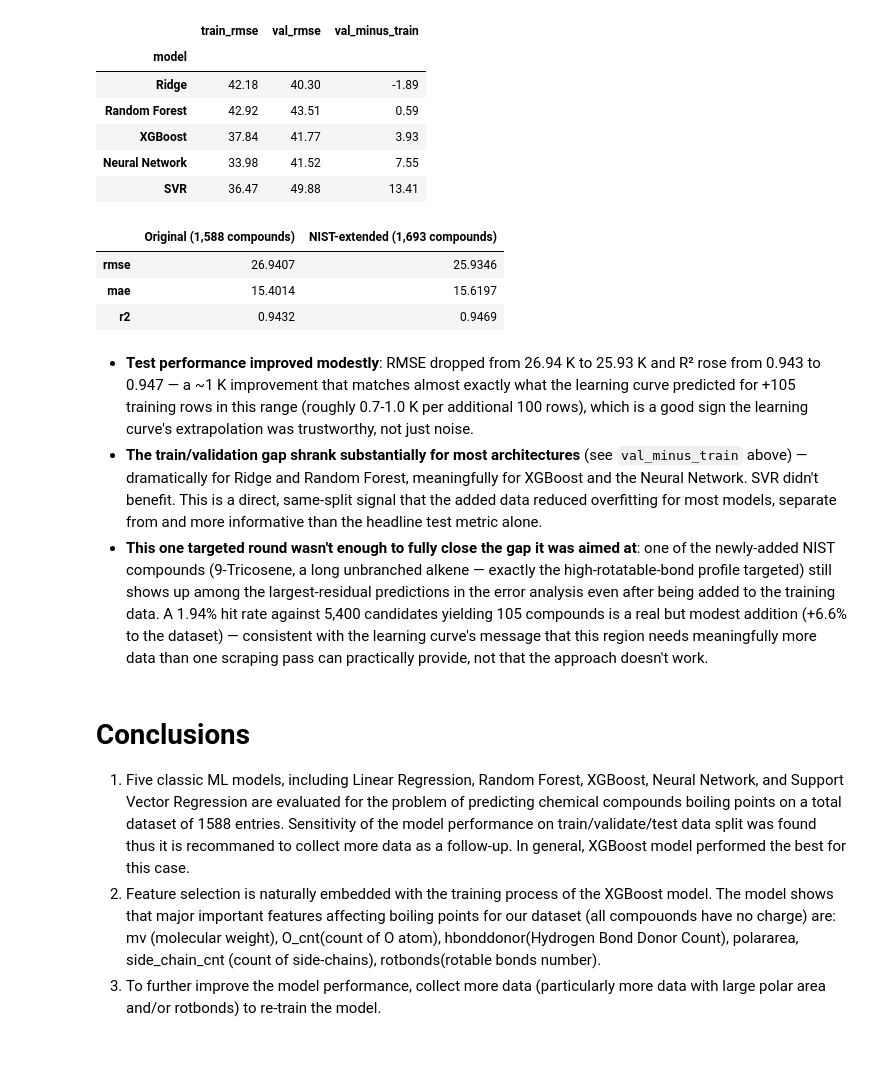
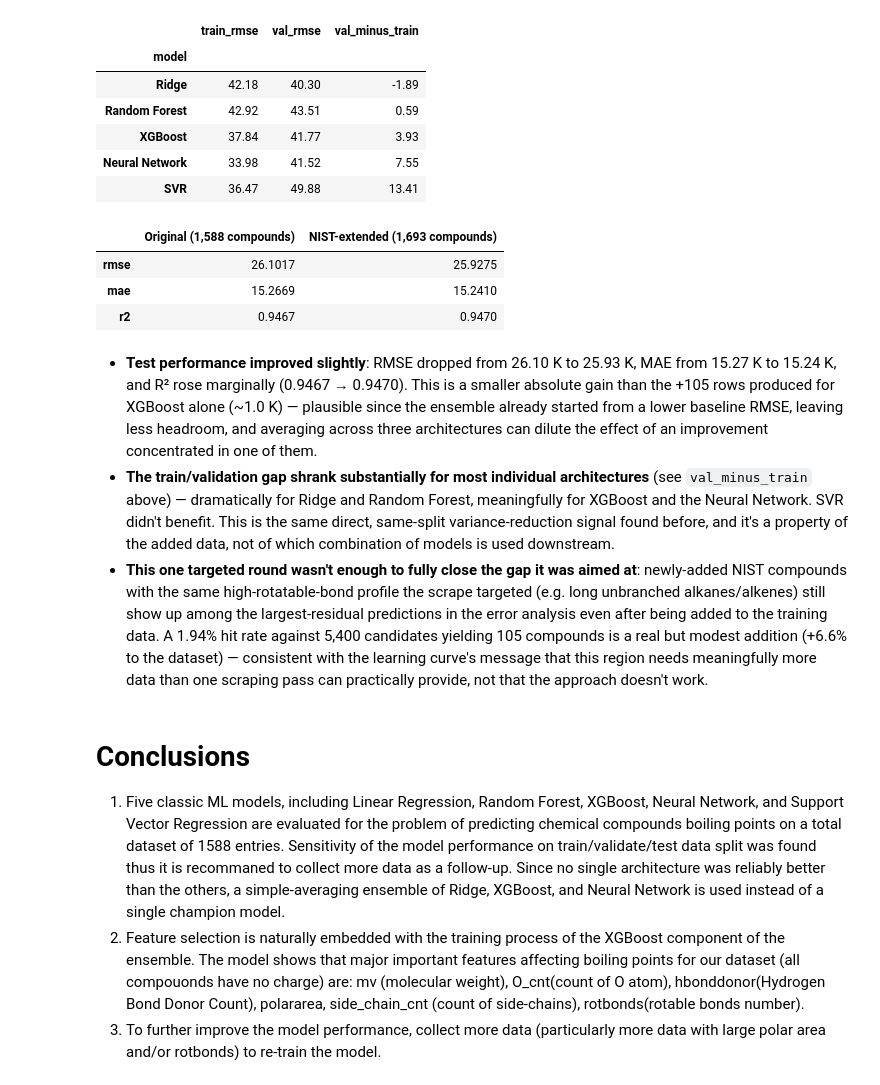
Before and after one commit to JShi12/Predict-Organic-Chemical-Boiling-Point, a Jupyter notebook: Boiling_Point_Predicter.ipynb, the cells around one changed output. Drawn from its saved outputs; the diff is of its cells as text; code cells hidden in the pictures; blank space fills up the shorter version.

```diff
--- a/Boiling_Point_Predicter.ipynb
+++ b/Boiling_Point_Predicter.ipynb
@@ -523,6 +529,14 @@ architecture here is truly the best.
 # %%
-# Re-train the selected model (XGBoost) on the training + validation data together
+# Build the ensemble from the already-tuned Ridge, XGBoost, and Neural
+# Network models found above (no separate re-tuning step -- consistent with
+# how the split-sensitivity check treats these hyperparameters as fixed),
+# then fit it on the training + validation data together
 X_train_val = pd.concat([X_train, X_val])
 y_train_val = pd.concat([y_train, y_val])
 
-xgb_cv = models.retrain_champion(X_train_val, y_train_val)
+ensemble = ensemble_module.AverageEnsembleRegressor(
+    ridge=lr_cv.best_estimator_,
+    xgb=xgb_cv.best_estimator_,
+    nn=nn_cv.best_estimator_,
+)
+ensemble.fit(X_train_val, y_train_val)
@@ -889,46 +934,54 @@ gap_comparison.round(2)
 | Neural Network | 33.98 | 41.52 | 7.55 |
 | SVR | 36.47 | 49.88 | 13.41 |
 # %%
-# Retrain the champion (XGBoost) on train+val, evaluate on the same-ratio held-out test set
+# Build the ensemble from the augmented dataset's tuned members, fit on
+# train+val, evaluate on the same-ratio held-out test set
 X_train_val_aug = pd.concat([X_train_aug, X_val_aug])
 y_train_val_aug = pd.concat([y_train_aug, y_val_aug])
-xgb_cv_aug_final = models.retrain_champion(X_train_val_aug, y_train_val_aug)
+ensemble_aug = ensemble_module.AverageEnsembleRegressor(
+    ridge=lr_cv_aug.best_estimator_,
+    xgb=xgb_cv_aug.best_estimator_,
+    nn=nn_cv_aug.best_estimator_,
+)
+ensemble_aug.fit(X_train_val_aug, y_train_val_aug)
 
-test_metrics_aug = models.evaluate_on_test(xgb_cv_aug_final.best_estimator_, X_test_aug, y_test_aug)
-test_metrics_original = models.evaluate_on_test(xgb_cv.best_estimator_, X_test, y_test)
+test_metrics_aug = models.evaluate_on_test(ensemble_aug, X_test_aug, y_test_aug)
+test_metrics_original = models.evaluate_on_test(ensemble, X_test, y_test)
 
 pd.DataFrame({
     "Original (1,588 compounds)": test_metrics_original,
     "NIST-extended (1,693 compounds)": test_metrics_aug,
 }).round(4)
 # %% [output]
 |  | Original (1,588 compounds) | NIST-extended (1,693 compounds) |
-| rmse | 26.9407 | 25.9346 |
-| mae | 15.4014 | 15.6197 |
-| r2 | 0.9432 | 0.9469 |
+| rmse | 26.1017 | 25.9275 |
+| mae | 15.2669 | 15.2410 |
+| r2 | 0.9467 | 0.9470 |
 # %% [markdown]
-* **Test performance improved modestly**: RMSE dropped from 26.94 K to
-25.93 K and R² rose from 0.943 to 0.947 — a ~1 K improvement that matches
-almost exactly what the learning curve predicted for +105 training rows in
-this range (roughly 0.7-1.0 K per additional 100 rows), which is a good
-sign the learning curve's extrapolation was trustworthy, not just noise.
-* **The train/validation gap shrank substantially for most architectures**
-(see `val_minus_train` above) — dramatically for Ridge and Random Forest,
-meaningfully for XGBoost and the Neural Network. SVR didn't benefit. This is
-a direct, same-split signal that the added data reduced overfitting for
-most models, separate from and more informative than the headline test
-metric alone.
+* **Test performance improved slightly**: RMSE dropped from 26.10 K to
+25.93 K, MAE from 15.27 K to 15.24 K, and R² rose marginally (0.9467 →
+0.9470). This is a smaller absolute gain than the +105 rows produced for
+XGBoost alone (~1.0 K) — plausible since the ensemble already started from a
+lower baseline RMSE, leaving less headroom, and averaging across three
+architectures can dilute the effect of an improvement concentrated in one of
+them.
+* **The train/validation gap shrank substantially for most individual
+architectures** (see `val_minus_train` above) — dramatically for Ridge and
+Random Forest, meaningfully for XGBoost and the Neural Network. SVR didn't
+benefit. This is the same direct, same-split variance-reduction signal
+found before, and it's a property of the added data, not of which
+combination of models is used downstream.
 * **This one targeted round wasn't enough to fully close the gap it was
-aimed at**: one of the newly-added NIST compounds (9-Tricosene, a long
-unbranched alkene — exactly the high-rotatable-bond profile targeted)
-still shows up among the largest-residual predictions in the error analysis
-even after being added to the training data. A 1.94% hit rate against 5,400
+aimed at**: newly-added NIST compounds with the same high-rotatable-bond
+profile the scrape targeted (e.g. long unbranched alkanes/alkenes) still
+show up among the largest-residual predictions in the error analysis even
+after being added to the training data. A 1.94% hit rate against 5,400
 candidates yielding 105 compounds is a real but modest addition (+6.6% to
 the dataset) — consistent with the learning curve's message that this
 region needs meaningfully more data than one scraping pass can practically
 provide, not that the approach doesn't work.
 # %% [markdown]
 # Conclusions
- 1. Five classic ML models, including Linear Regression, Random Forest, XGBoost, Neural Network, and Support Vector Regression are evaluated for the problem of predicting chemical compounds boiling points on a total dataset of 1588 entries. Sensitivity of the model performance on train/validate/test data split was found thus it is recommaned to collect more data as a follow-up. In general, XGBoost model performed the best for this case.
- 2. Feature selection is naturally embedded with the training process of the XGBoost model. The model shows that major important features affecting boiling points for our dataset (all compouonds have no charge) are: mv (molecular weight), O_cnt(count of O atom), hbonddonor(Hydrogen Bond Donor Count), polararea, side_chain_cnt (count of side-chains), rotbonds(rotable bonds number).
+ 1. Five classic ML models, including Linear Regression, Random Forest, XGBoost, Neural Network, and Support Vector Regression are evaluated for the problem of predicting chemical compounds boiling points on a total dataset of 1588 entries. Sensitivity of the model performance on train/validate/test data split was found thus it is recommaned to collect more data as a follow-up. Since no single architecture was reliably better than the others, a simple-averaging ensemble of Ridge, XGBoost, and Neural Network is used instead of a single champion model.
+ 2. Feature selection is naturally embedded with the training process of the XGBoost component of the ensemble. The model shows that major important features affecting boiling points for our dataset (all compouonds have no charge) are: mv (molecular weight), O_cnt(count of O atom), hbonddonor(Hydrogen Bond Donor Count), polararea, side_chain_cnt (count of side-chains), rotbonds(rotable bonds number).
  3. To further improve the model performance, collect more data (particularly more data with large polar area and/or rotbonds) to re-train the model.
```
Also changed, not shown: parts of 27 cells of this notebook, 8 other files.
